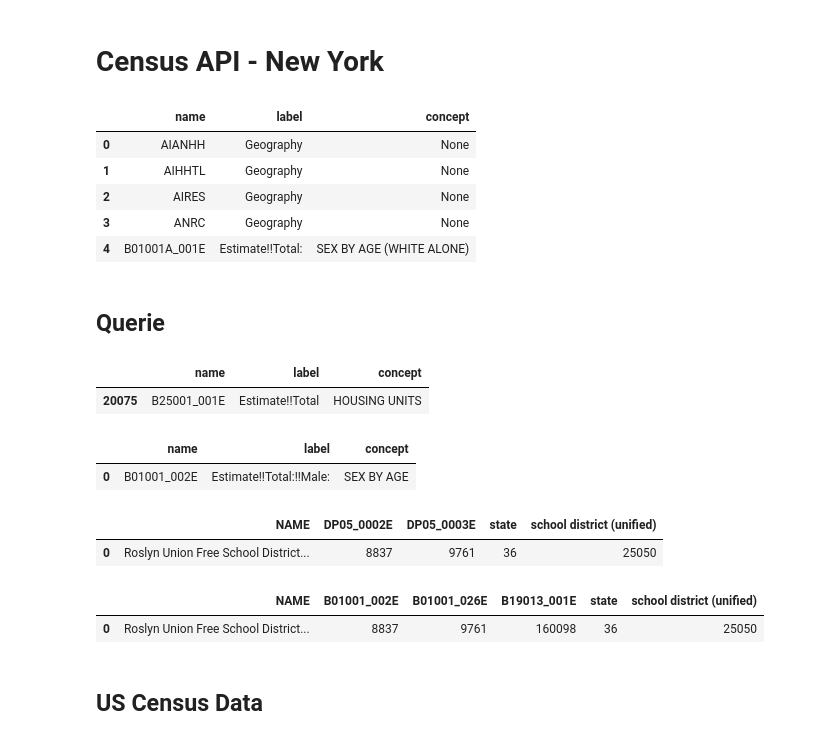
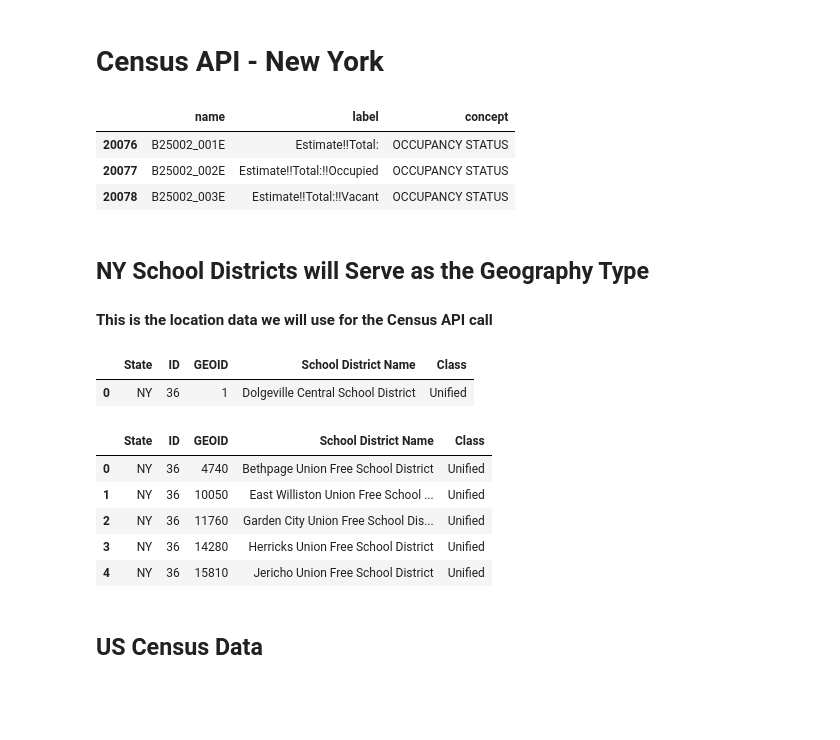
Before and after one commit to pylinet/USCensus, a Jupyter notebook: USCensusNYData-Test.ipynb, the cells around one changed output. Cells and saved outputs as stored; diff of their text form; code cells hidden in the pictures; blank space fills up the shorter version.

```diff
--- a/USCensusNYData-Test.ipynb
+++ b/USCensusNYData-Test.ipynb
@@ -12,27 +12,20 @@ import requests
 import config
 
 from scripts import censusAPI as cen
-# %%
-cen.censusDataDetailedTable.head()
-# %% [output]
-|  | name | label | concept |
-| 0 | AIANHH | Geography | None |
-| 1 | AIHHTL | Geography | None |
-| 2 | AIRES | Geography | None |
-| 3 | ANRC | Geography | None |
-| 4 | B01001A_001E | Estimate!!Total: | SEX BY AGE (WHITE ALONE) |
-# %% [markdown]
-## Querie
 # %%
-#https://api.census.gov/data/2019/acs/acs5/variables.html
-
-Income=cen.filterByTableName('B25001_001E')
 pd.set_option('display.max_colwidth', 0)
 pd.set_option('display.max_rows', None)
-Income
-# %% [output]
-|  | name | label | concept |
-| 20075 | B25001_001E | Estimate!!Total | HOUSING UNITS |
+# %%
+cen.filterByTableName('B25002')
+# %% [output]
+|  | name | label | concept |
+| 20076 | B25002_001E | Estimate!!Total: | OCCUPANCY STATUS |
+| 20077 | B25002_002E | Estimate!!Total:!!Occupied | OCCUPANCY STATUS |
+| 20078 | B25002_003E | Estimate!!Total:!!Vacant | OCCUPANCY STATUS |
+# %% [markdown]
+## NY School Districts will Serve as the Geography Type
+
+#### This is the location data we will use for the Census API call
 # %%
 # Test with Nassau County School Districts
 
@@ -42,40 +38,25 @@ selectedNYCounties = cen.schoolDistrictCSV((r'Data\USCensusNYSchDist.csv'))
 
 NYURL = ("https://www2.census.gov/geo/docs/reference/codes/files/st36_ny_schdist.txt")
 NY = cen.schoolDistrictGEOID(NYURL)
+NY.head(1)
+# %% [output]
+|  | State | ID | GEOID | School District Name | Class |
+| 0 | NY | 36 | 1 | Dolgeville Central School District | Unified |
 # %%
 # Test merging user input school district CSV with census GEOID list
 
 NYCountiesGEOID = cen.mergedSchoolDist(NY, selectedNYCounties)
+NYCountiesGEOID.head()
+# %% [output]
+|  | State | ID | GEOID | School District Name | Class |
+| 0 | NY | 36 | 4740 | Bethpage Union Free School District | Unified |
+| 1 | NY | 36 | 10050 | East Williston Union Free School ... | Unified |
+| 2 | NY | 36 | 11760 | Garden City Union Free School Dis... | Unified |
+| 3 | NY | 36 | 14280 | Herricks Union Free School District | Unified |
+| 4 | NY | 36 | 15810 | Jericho Union Free School District | Unified |
 # %%
 # Test grab GEOIDs only
 
 NYGEOID = (cen.GEOIDonly(NYCountiesGEOID))
-# %%
-# Test filter by list of known table names
-
-nameList = ['B01001_002E']
-
-cen.filterByTableNameNewList(nameList)
-# %% [output]
-|  | name | label | concept |
-| 0 | B01001_002E | Estimate!!Total:!!Male: | SEX BY AGE |
-# %%
-# Getting Census Data: Data Profiles
-
-selectedDatProVar = 'DP05_0002E,DP05_0003E'
-
-cen.dataProfile(selectedDatProVar,NYGEOID).head(1)
-# %% [output]
-|  | NAME | DP05_0002E | DP05_0003E | state | school district (unified) |
-| 0 | Roslyn Union Free School District... | 8837 | 9761 | 36 | 25050 |
-# %%
-# Getting Census Data: Detailed Tables
-
-selectedDetTabVar = 'B01001_002E,B01001_026E,B19013_001E'
-
-cen.detailedTable(selectedDetTabVar,NYGEOID).head(1)
-# %% [output]
-|  | NAME | B01001_002E | B01001_026E | B19013_001E | state | school district (unified) |
-| 0 | Roslyn Union Free School District... | 8837 | 9761 | 160098 | 36 | 25050 |
 # %% [markdown]
 ## US Census Data
```
Also changed, not shown: parts of 17 cells of this notebook, 3 other files.
